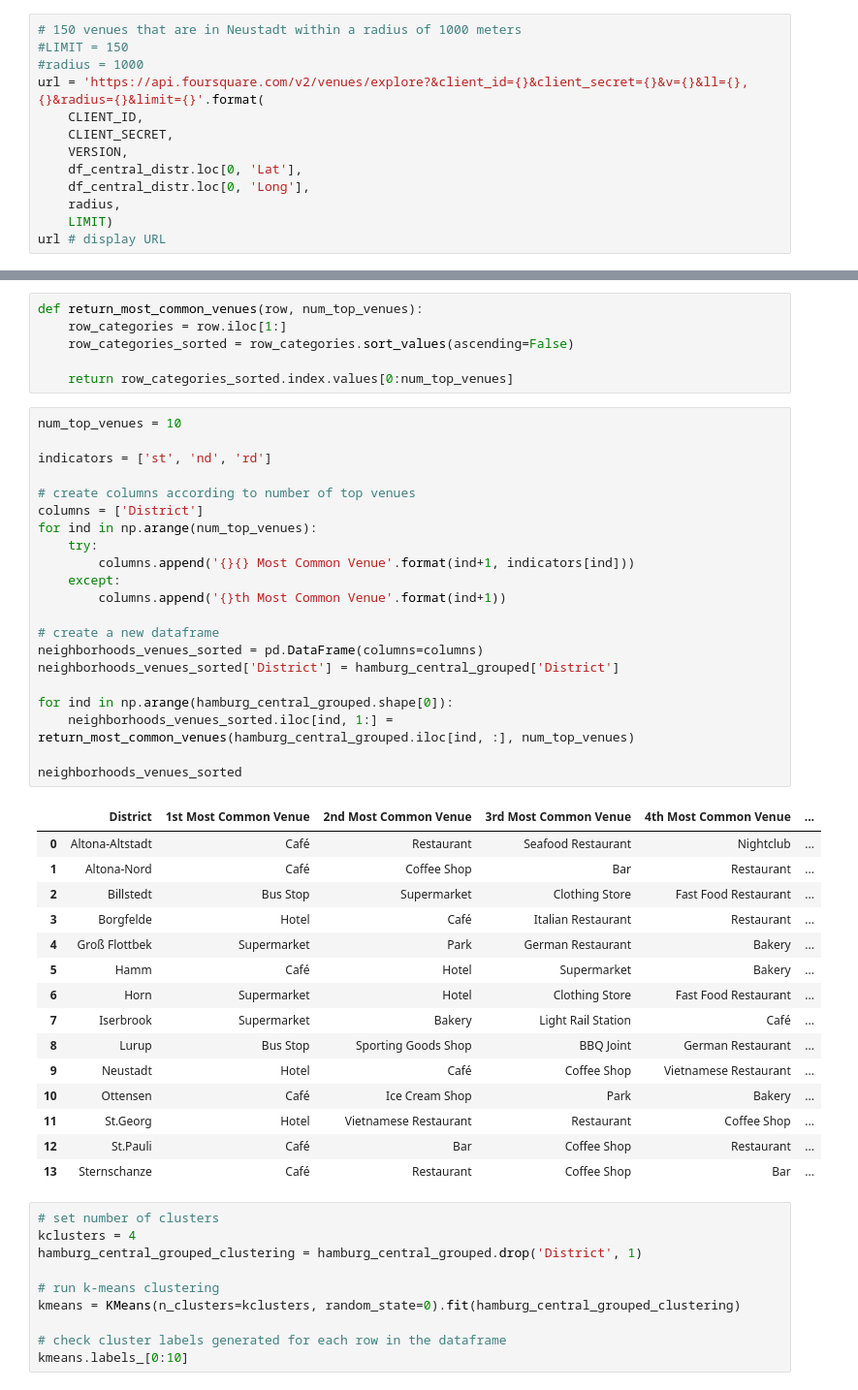
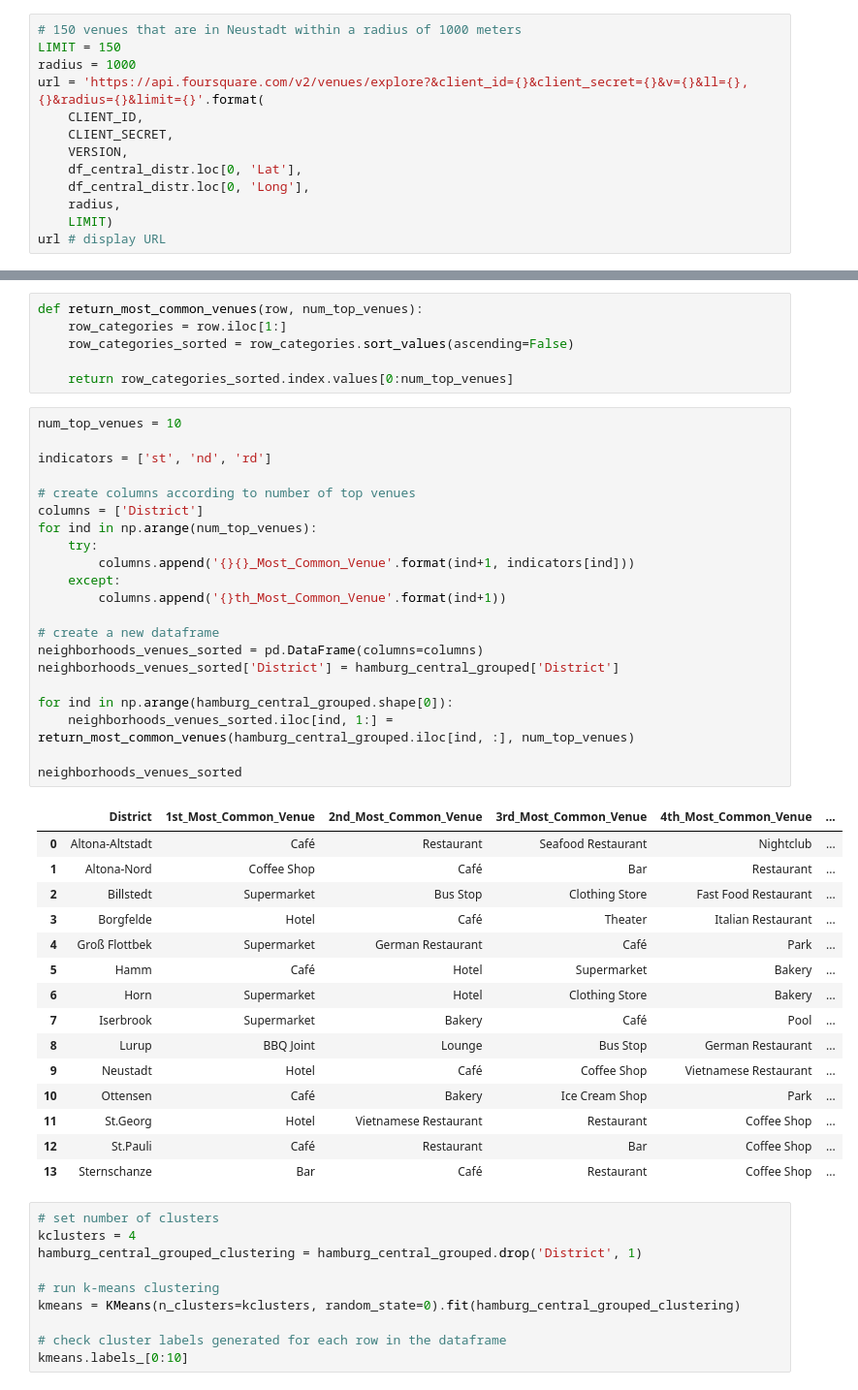
Before and after one commit to deJaneiro71/coursera-capstone-project, a Jupyter notebook: Coursera - final Capstone project.ipynb, the cells around one changed output, grey strips where cells are left out. Shown at 97% size. Cells and saved outputs as stored; diff of their text form.

```diff
--- a/Coursera - final Capstone project.ipynb
+++ b/Coursera - final Capstone project.ipynb
@@ -249,8 +249,8 @@ CLIENT_SECRET:K1GLHABDR3IG5MSNTMZHPSZWXRXMQ55IXK0NUQH1SZ4HXPLM
 ('Neustadt', 53.5519, 9.9856)
 # %%
 # 150 venues that are in Neustadt within a radius of 1000 meters
-#LIMIT = 150
-#radius = 1000
+LIMIT = 150
+radius = 1000
 url = 'https://api.foursquare.com/v2/venues/explore?&client_id={}&client_secret={}&v={}&ll={},{}&radius={}&limit={}'.format(
     CLIENT_ID,
     CLIENT_SECRET,
@@ -542,40 +542,40 @@ def return_most_common_venues(row, num_top_venues):
 # %%
 num_top_venues = 10
 
 indicators = ['st', 'nd', 'rd']
 
 # create columns according to number of top venues
 columns = ['District']
 for ind in np.arange(num_top_venues):
     try:
-        columns.append('{}{} Most Common Venue'.format(ind+1, indicators[ind]))
+        columns.append('{}{}_Most_Common_Venue'.format(ind+1, indicators[ind]))
     except:
-        columns.append('{}th Most Common Venue'.format(ind+1))
+        columns.append('{}th_Most_Common_Venue'.format(ind+1))
 
 # create a new dataframe
 neighborhoods_venues_sorted = pd.DataFrame(columns=columns)
 neighborhoods_venues_sorted['District'] = hamburg_central_grouped['District']
 
 for ind in np.arange(hamburg_central_grouped.shape[0]):
     neighborhoods_venues_sorted.iloc[ind, 1:] = return_most_common_venues(hamburg_central_grouped.iloc[ind, :], num_top_venues)
 
 neighborhoods_venues_sorted
 # %% [output]
-|  | District | 1st Most Common Venue | 2nd Most Common Venue | 3rd Most Common Venue | 4th Most Common Venue | ... |
+|  | District | 1st_Most_Common_Venue | 2nd_Most_Common_Venue | 3rd_Most_Common_Venue | 4th_Most_Common_Venue | ... |
 | 0 | Altona-Altstadt | Café | Restaurant | Seafood Restaurant | Nightclub | ... |
-| 1 | Altona-Nord | Café | Coffee Shop | Bar | Restaurant | ... |
-| 2 | Billstedt | Bus Stop | Supermarket | Clothing Store | Fast Food Restaurant | ... |
-| 3 | Borgfelde | Hotel | Café | Italian Restaurant | Restaurant | ... |
-| 4 | Groß Flottbek | Supermarket | Park | German Restaurant | Bakery | ... |
+| 1 | Altona-Nord | Coffee Shop | Café | Bar | Restaurant | ... |
+| 2 | Billstedt | Supermarket | Bus Stop | Clothing Store | Fast Food Restaurant | ... |
+| 3 | Borgfelde | Hotel | Café | Theater | Italian Restaurant | ... |
+| 4 | Groß Flottbek | Supermarket | German Restaurant | Café | Park | ... |
 | 5 | Hamm | Café | Hotel | Supermarket | Bakery | ... |
-| 6 | Horn | Supermarket | Hotel | Clothing Store | Fast Food Restaurant | ... |
-| 7 | Iserbrook | Supermarket | Bakery | Light Rail Station | Café | ... |
-| 8 | Lurup | Bus Stop | Sporting Goods Shop | BBQ Joint | German Restaurant | ... |
+| 6 | Horn | Supermarket | Hotel | Clothing Store | Bakery | ... |
+| 7 | Iserbrook | Supermarket | Bakery | Café | Pool | ... |
+| 8 | Lurup | BBQ Joint | Lounge | Bus Stop | German Restaurant | ... |
 | 9 | Neustadt | Hotel | Café | Coffee Shop | Vietnamese Restaurant | ... |
-| 10 | Ottensen | Café | Ice Cream Shop | Park | Bakery | ... |
+| 10 | Ottensen | Café | Bakery | Ice Cream Shop | Park | ... |
 | 11 | St.Georg | Hotel | Vietnamese Restaurant | Restaurant | Coffee Shop | ... |
-| 12 | St.Pauli | Café | Bar | Coffee Shop | Restaurant | ... |
-| 13 | Sternschanze | Café | Restaurant | Coffee Shop | Bar | ... |
+| 12 | St.Pauli | Café | Restaurant | Bar | Coffee Shop | ... |
+| 13 | Sternschanze | Bar | Café | Restaurant | Coffee Shop | ... |
 # %%
 # set number of clusters
 kclusters = 4
```
Also changed, not shown: parts of 12 cells of this notebook.
